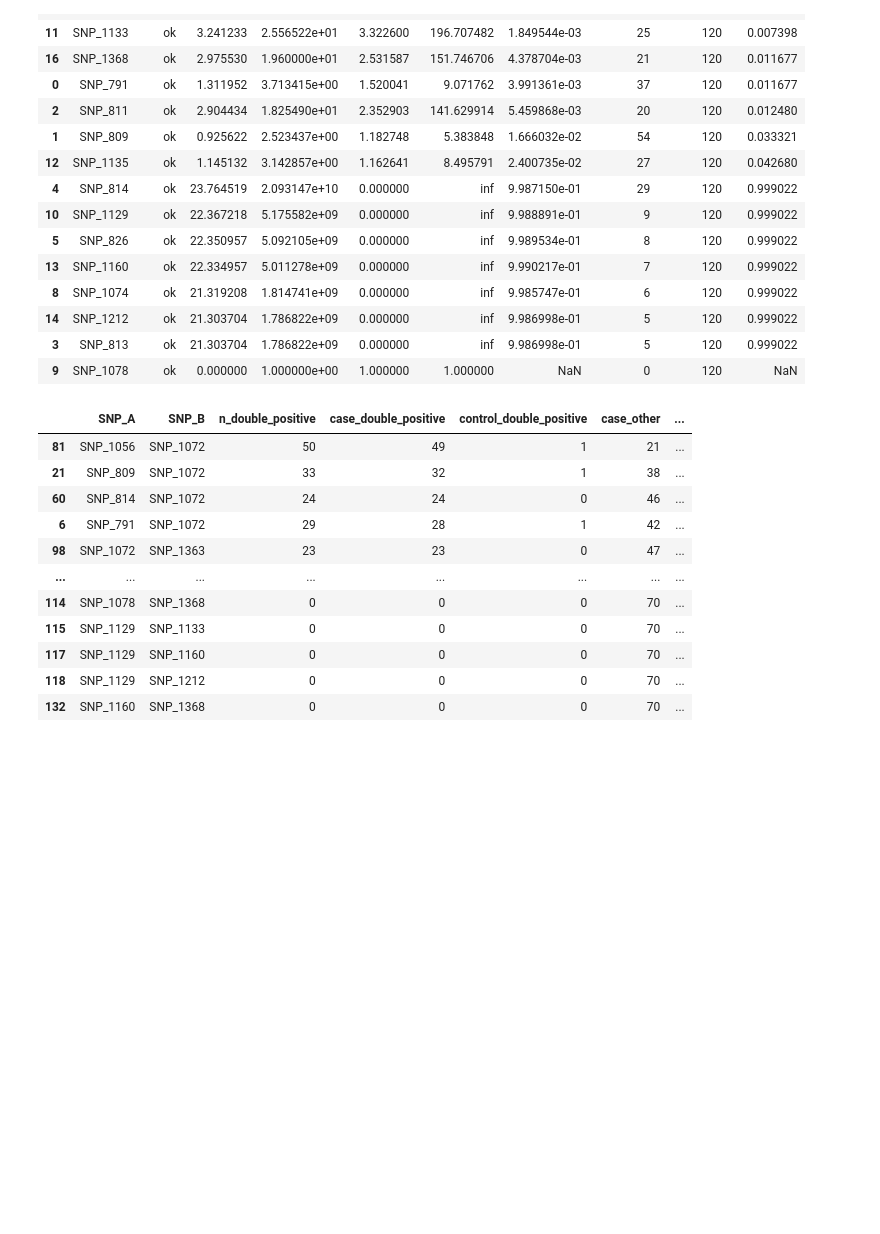
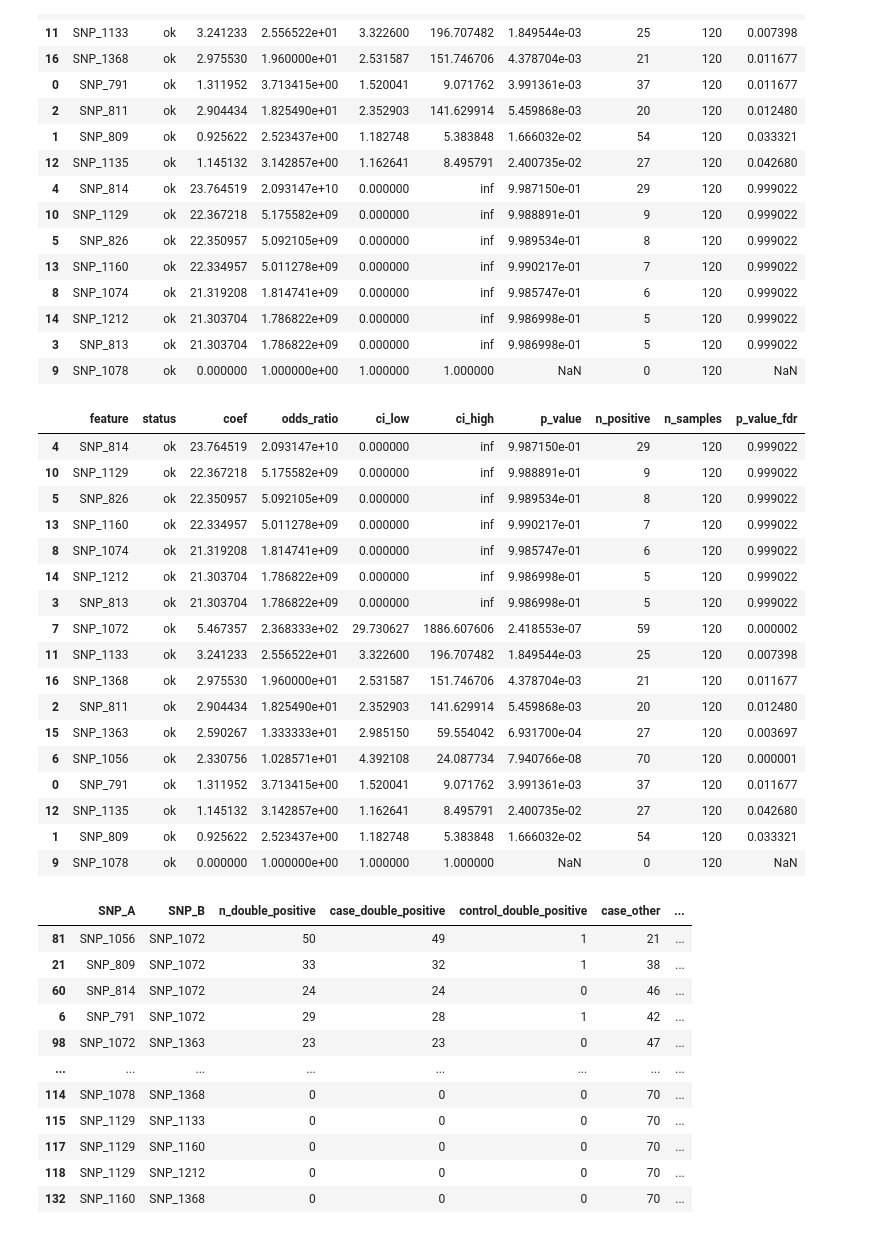
Before and after one commit to skawakubo/FCoV-evolution, a Jupyter notebook: FCoV_spike_mutation_combination_effect/mutation_combination_effect_all_snp.ipynb, the cells around one changed output. Saved outputs shown, nothing was run; the diff lists cells and outputs as text; code cells hidden in the pictures; blank space fills up the shorter version.

Commit message:
add result of logistic regression ranked by coefficiency

```diff
--- a/FCoV_spike_mutation_combination_effect/mutation_combination_effect_all_snp.ipynb
+++ b/FCoV_spike_mutation_combination_effect/mutation_combination_effect_all_snp.ipynb
@@ -413,6 +413,29 @@ single_snp_results
 | 14 | SNP_1212 | ok | 21.303704 | 1.786822e+09 | 0.000000 | inf | 9.986998e-01 | 5 | 120 | 0.999022 |
 | 3 | SNP_813 | ok | 21.303704 | 1.786822e+09 | 0.000000 | inf | 9.986998e-01 | 5 | 120 | 0.999022 |
 | 9 | SNP_1078 | ok | 0.000000 | 1.000000e+00 | 1.000000 | 1.000000 | NaN | 0 | 120 | NaN |
+# %%
+# ascending=[False, True] は、coefは大きい順（降順）、p_value_fdrは小さい順（昇順）という意味です
+single_snp_results_coef = single_snp_results.sort_values(["coef", "p_value_fdr"], ascending=[False, True])
+single_snp_results_coef
+# %% [output]
+|  | feature | status | coef | odds_ratio | ci_low | ci_high | p_value | n_positive | n_samples | p_value_fdr |
+| 4 | SNP_814 | ok | 23.764519 | 2.093147e+10 | 0.000000 | inf | 9.987150e-01 | 29 | 120 | 0.999022 |
+| 10 | SNP_1129 | ok | 22.367218 | 5.175582e+09 | 0.000000 | inf | 9.988891e-01 | 9 | 120 | 0.999022 |
+| 5 | SNP_826 | ok | 22.350957 | 5.092105e+09 | 0.000000 | inf | 9.989534e-01 | 8 | 120 | 0.999022 |
+| 13 | SNP_1160 | ok | 22.334957 | 5.011278e+09 | 0.000000 | inf | 9.990217e-01 | 7 | 120 | 0.999022 |
+| 8 | SNP_1074 | ok | 21.319208 | 1.814741e+09 | 0.000000 | inf | 9.985747e-01 | 6 | 120 | 0.999022 |
+| 14 | SNP_1212 | ok | 21.303704 | 1.786822e+09 | 0.000000 | inf | 9.986998e-01 | 5 | 120 | 0.999022 |
+| 3 | SNP_813 | ok | 21.303704 | 1.786822e+09 | 0.000000 | inf | 9.986998e-01 | 5 | 120 | 0.999022 |
+| 7 | SNP_1072 | ok | 5.467357 | 2.368333e+02 | 29.730627 | 1886.607606 | 2.418553e-07 | 59 | 120 | 0.000002 |
+| 11 | SNP_1133 | ok | 3.241233 | 2.556522e+01 | 3.322600 | 196.707482 | 1.849544e-03 | 25 | 120 | 0.007398 |
+| 16 | SNP_1368 | ok | 2.975530 | 1.960000e+01 | 2.531587 | 151.746706 | 4.378704e-03 | 21 | 120 | 0.011677 |
+| 2 | SNP_811 | ok | 2.904434 | 1.825490e+01 | 2.352903 | 141.629914 | 5.459868e-03 | 20 | 120 | 0.012480 |
+| 15 | SNP_1363 | ok | 2.590267 | 1.333333e+01 | 2.985150 | 59.554042 | 6.931700e-04 | 27 | 120 | 0.003697 |
+| 6 | SNP_1056 | ok | 2.330756 | 1.028571e+01 | 4.392108 | 24.087734 | 7.940766e-08 | 70 | 120 | 0.000001 |
+| 0 | SNP_791 | ok | 1.311952 | 3.713415e+00 | 1.520041 | 9.071762 | 3.991361e-03 | 37 | 120 | 0.011677 |
+| 12 | SNP_1135 | ok | 1.145132 | 3.142857e+00 | 1.162641 | 8.495791 | 2.400735e-02 | 27 | 120 | 0.042680 |
+| 1 | SNP_809 | ok | 0.925622 | 2.523437e+00 | 1.182748 | 5.383848 | 1.666032e-02 | 54 | 120 | 0.033321 |
+| 9 | SNP_1078 | ok | 0.000000 | 1.000000e+00 | 1.000000 | 1.000000 | NaN | 0 | 120 | NaN |
 # %%
 pair_fisher_results = pd.DataFrame(
     [fisher_for_double_positive(df_all, a, b) for a, b in itertools.combinations(snp_cols, 2)]
```
Also changed, not shown: 1 other file.
